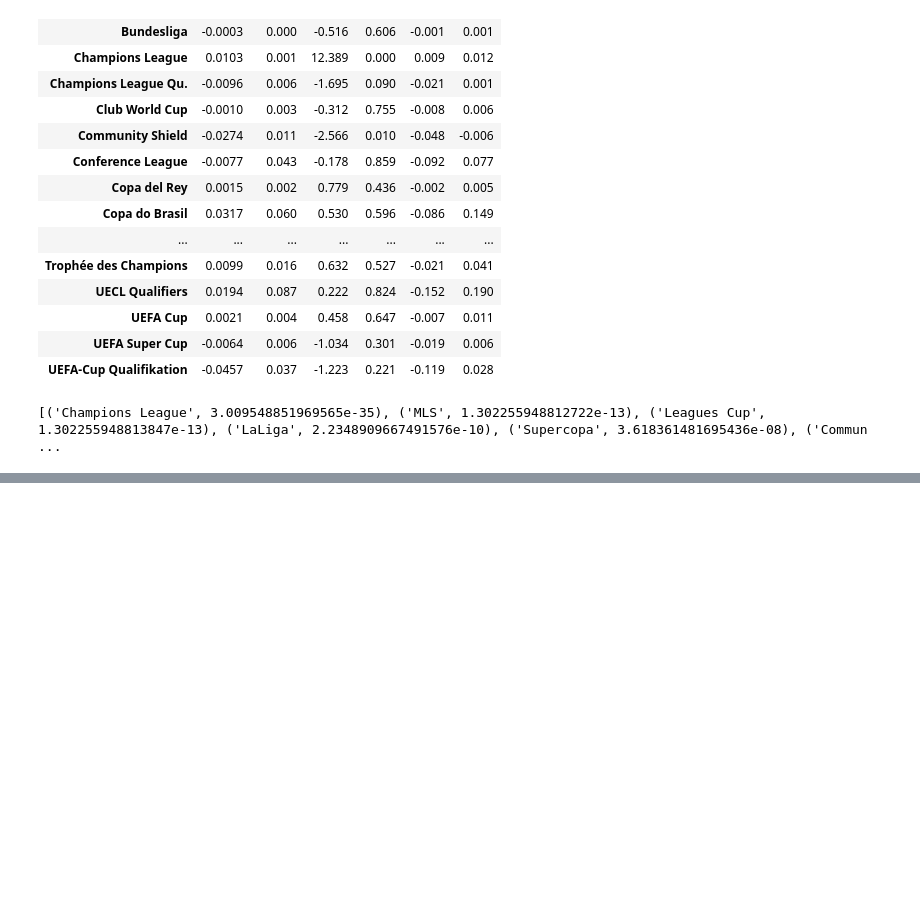
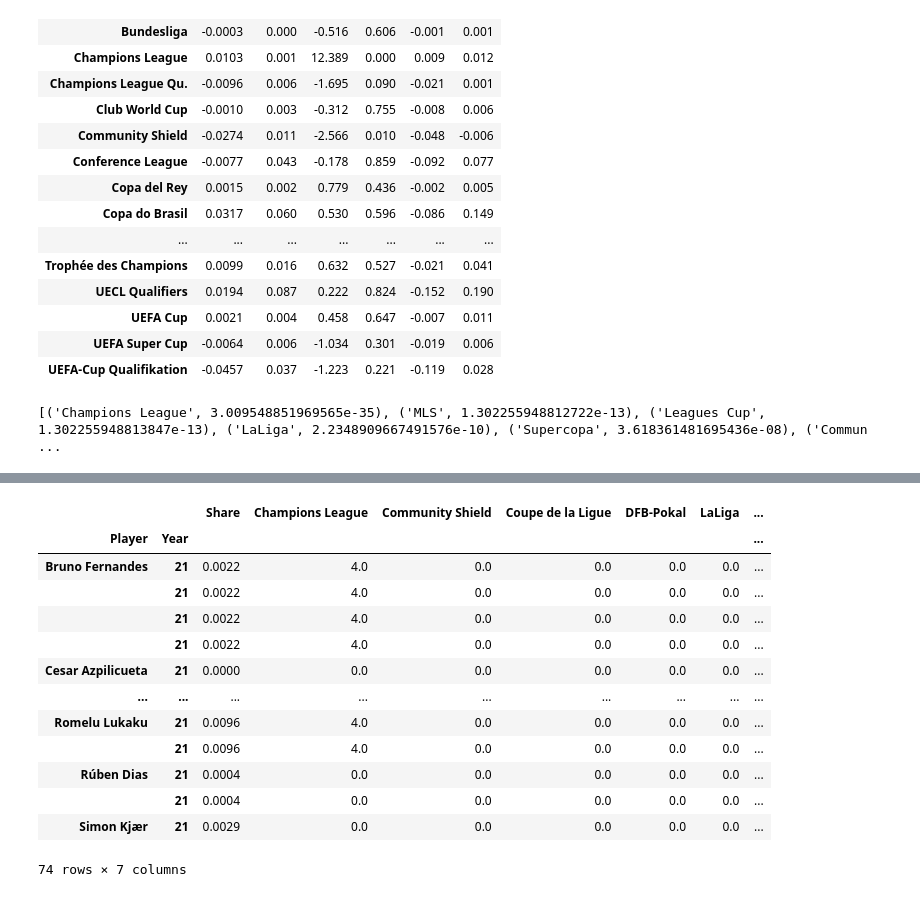
Before and after one commit to TheJarmanitor/outplayed, a Jupyter notebook: notebooks/baseline_glm.ipynb, the cells around one changed output, grey strips where cells are left out. Cells and saved outputs as stored; diff of their text form; code cells hidden in the pictures; blank space fills up the shorter version.

```diff
--- a/notebooks/baseline_glm.ipynb
+++ b/notebooks/baseline_glm.ipynb
@@ -183,0 +245,20 @@ for i in results.pvalues.items():
+# %%
+test = test.drop(columns=['Leagues Cup', 'MLS'])
+# test = sm.add_constant(test)
+# %%
+test
+# %% [output]
+|  |  | Share | Champions League | Community Shield | Coupe de la Ligue | DFB-Pokal | LaLiga | ... |
+| Player | Year |  |  |  |  |  |  | ... |
+| Bruno Fernandes | 21 | 0.0022 | 4.0 | 0.0 | 0.0 | 0.0 | 0.0 | ... |
+|  | 21 | 0.0022 | 4.0 | 0.0 | 0.0 | 0.0 | 0.0 | ... |
+|  | 21 | 0.0022 | 4.0 | 0.0 | 0.0 | 0.0 | 0.0 | ... |
+|  | 21 | 0.0022 | 4.0 | 0.0 | 0.0 | 0.0 | 0.0 | ... |
+| Cesar Azpilicueta | 21 | 0.0000 | 0.0 | 0.0 | 0.0 | 0.0 | 0.0 | ... |
+| ... | ... | ... | ... | ... | ... | ... | ... | ... |
+| Romelu Lukaku | 21 | 0.0096 | 4.0 | 0.0 | 0.0 | 0.0 | 0.0 | ... |
+|  | 21 | 0.0096 | 4.0 | 0.0 | 0.0 | 0.0 | 0.0 | ... |
+| Rúben Dias | 21 | 0.0004 | 0.0 | 0.0 | 0.0 | 0.0 | 0.0 | ... |
+|  | 21 | 0.0004 | 0.0 | 0.0 | 0.0 | 0.0 | 0.0 | ... |
+| Simon Kjær | 21 | 0.0029 | 0.0 | 0.0 | 0.0 | 0.0 | 0.0 | ... |
+74 rows × 7 columns
```
Also changed, not shown: parts of 14 cells of this notebook, 1 other file.
